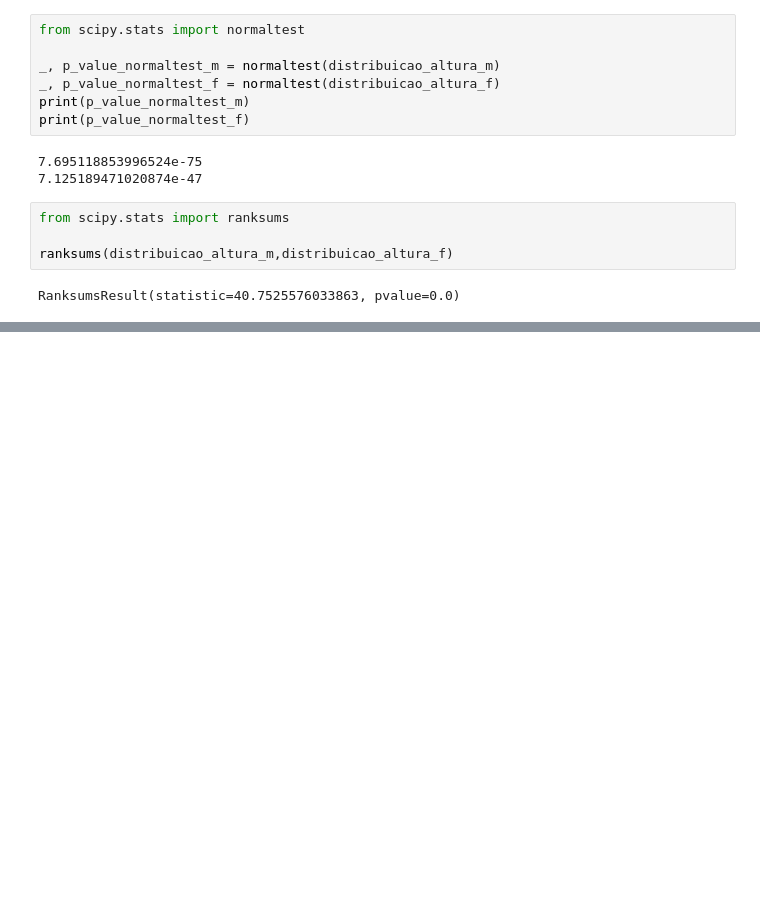
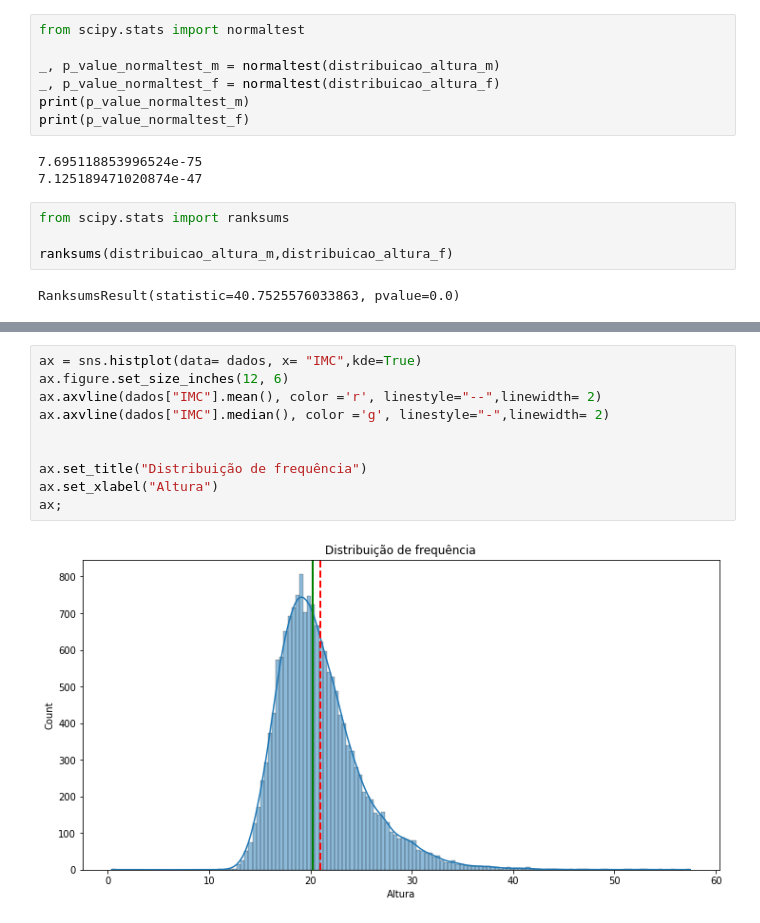
Before and after one commit to MatheusOrange211/Bootcamp-Alura, a Jupyter notebook: Bootcamp_Alura_Data_Science_IBGE.ipynb, the cells around one changed output, grey strips where cells are left out. Drawn from its saved outputs; the diff is of its cells as text; blank space fills up the shorter version.

```diff
--- a/Bootcamp_Alura_Data_Science_IBGE.ipynb
+++ b/Bootcamp_Alura_Data_Science_IBGE.ipynb
@@ -1516,0 +1625,12 @@ RanksumsResult(statistic=40.7525576033863, pvalue=0.0)
+# %%
+ax = sns.histplot(data= dados, x= "IMC",kde=True)
+ax.figure.set_size_inches(12, 6)
+ax.axvline(dados["IMC"].mean(), color ='r', linestyle="--",linewidth= 2)
+ax.axvline(dados["IMC"].median(), color ='g', linestyle="-",linewidth= 2)
+
+
+ax.set_title("Distribuição de frequência")
+ax.set_xlabel("Altura")
+ax;
+# %% [output]
+[figure, added]
```
Also changed, not shown: parts of 42 cells of this notebook.
